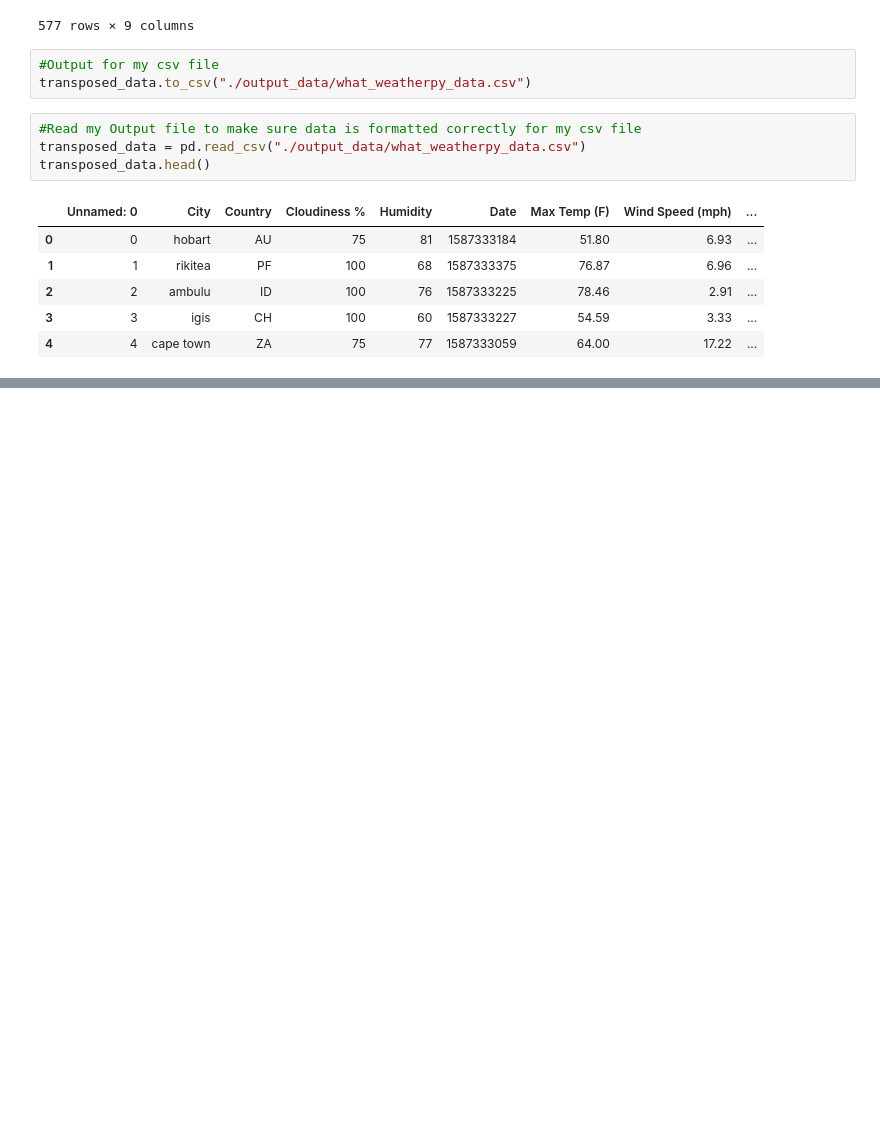
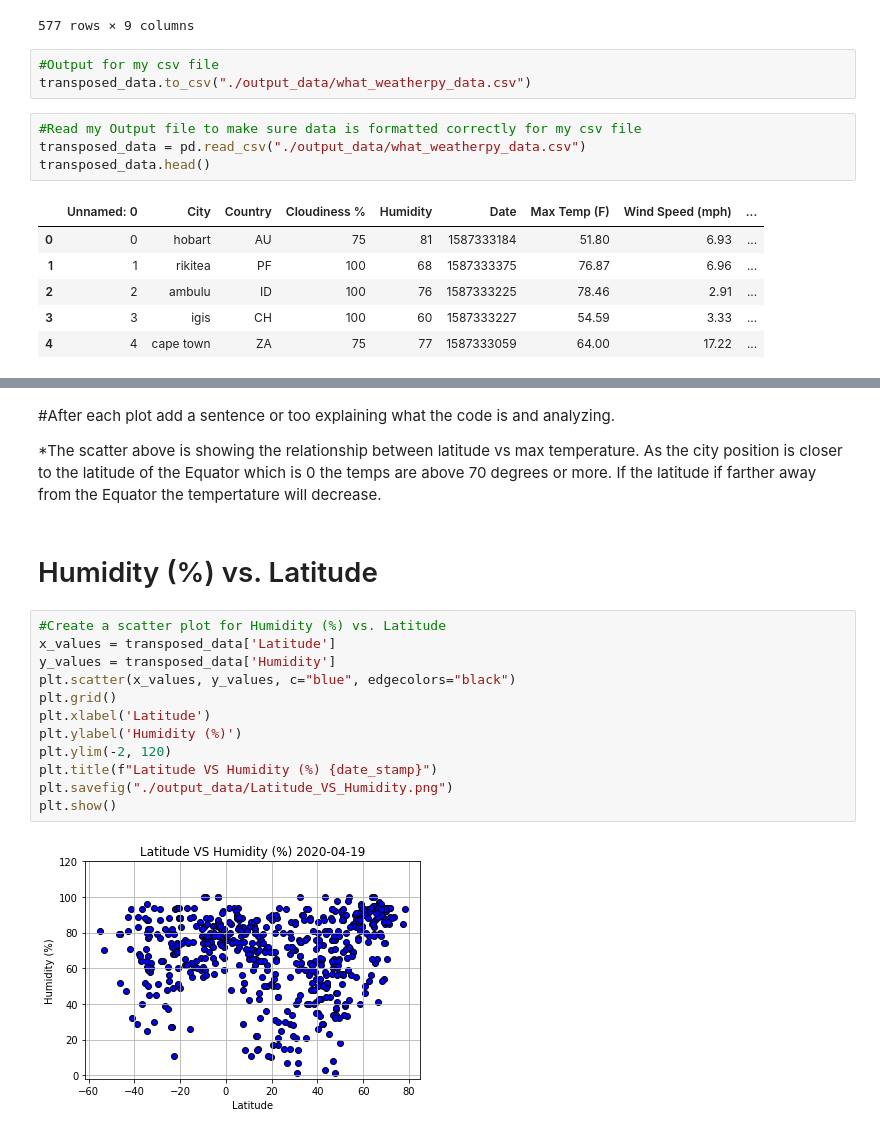
Before and after one commit to AGPalmer88/Python-API-Challenge, a Jupyter notebook: WeatherPy/WeatherPy.ipynb, the cells around one changed output, grey strips where cells are left out. Drawn from its saved outputs; the diff is of its cells as text; blank space fills up the shorter version.

```diff
--- a/WeatherPy/WeatherPy.ipynb
+++ b/WeatherPy/WeatherPy.ipynb
@@ -350,0 +300,21 @@ plt.show()
+# %% [markdown]
+#After each plot add a sentence or too explaining what the code is and analyzing.
+
+
+*The scatter above is showing the relationship between latitude vs max temperature. As the city position is closer to the latitude of the Equator which is 0 the temps are above 70 degrees or more. If the latitude if farther away from the Equator the tempertature will decrease.
+# %% [markdown]
+# Humidity (%) vs. Latitude
+# %%
+#Create a scatter plot for Humidity (%) vs. Latitude
+x_values = transposed_data['Latitude']
+y_values = transposed_data['Humidity']
+plt.scatter(x_values, y_values, c="blue", edgecolors="black")
+plt.grid()
+plt.xlabel('Latitude')
+plt.ylabel('Humidity (%)')
+plt.ylim(-2, 120)
+plt.title(f"Latitude VS Humidity (%) {date_stamp}")
+plt.savefig("./output_data/Latitude_VS_Humidity.png")
+plt.show()
+# %% [output]
+[figure, added]
```
Also changed, not shown: parts of 38 cells of this notebook, 14 other files.
